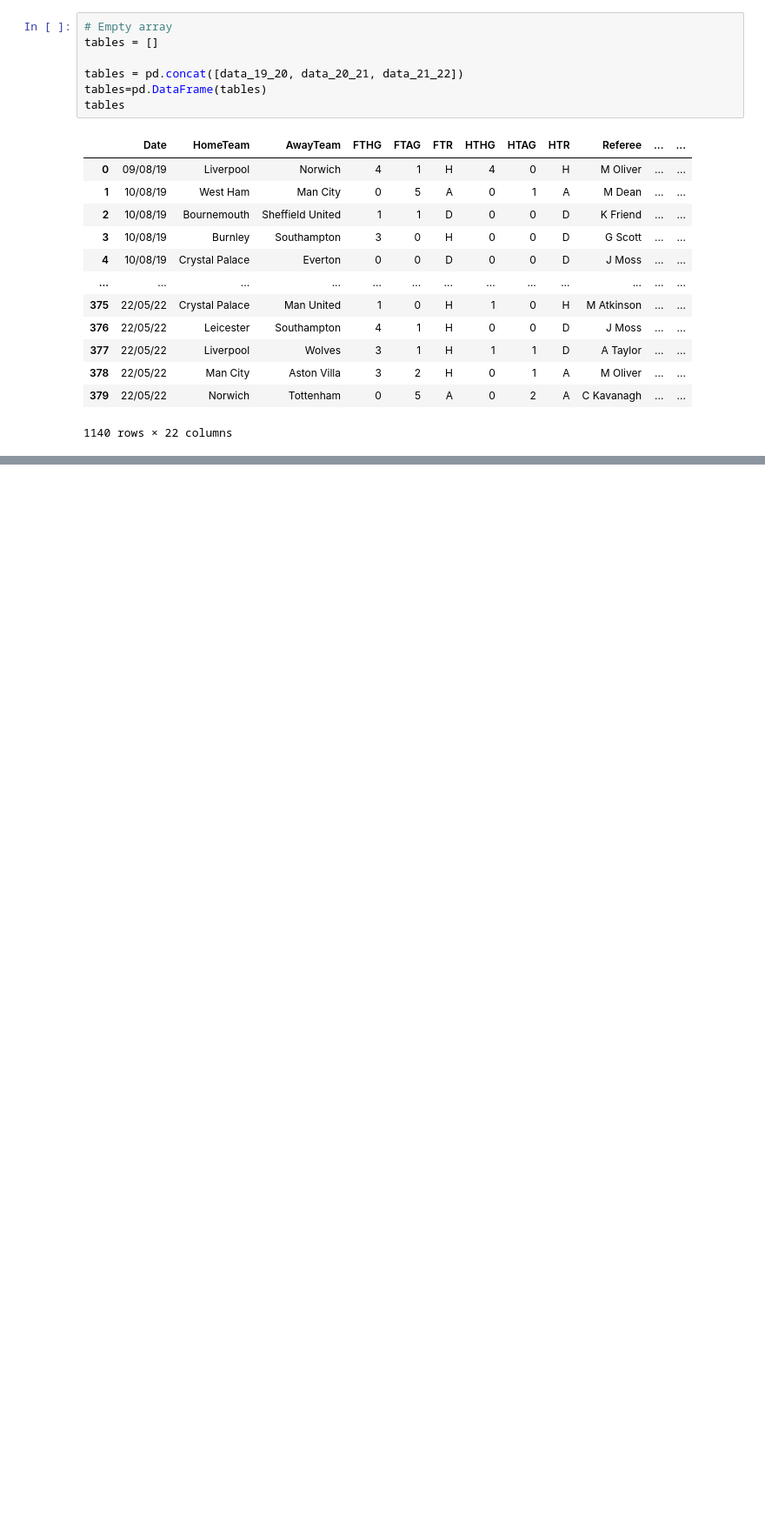
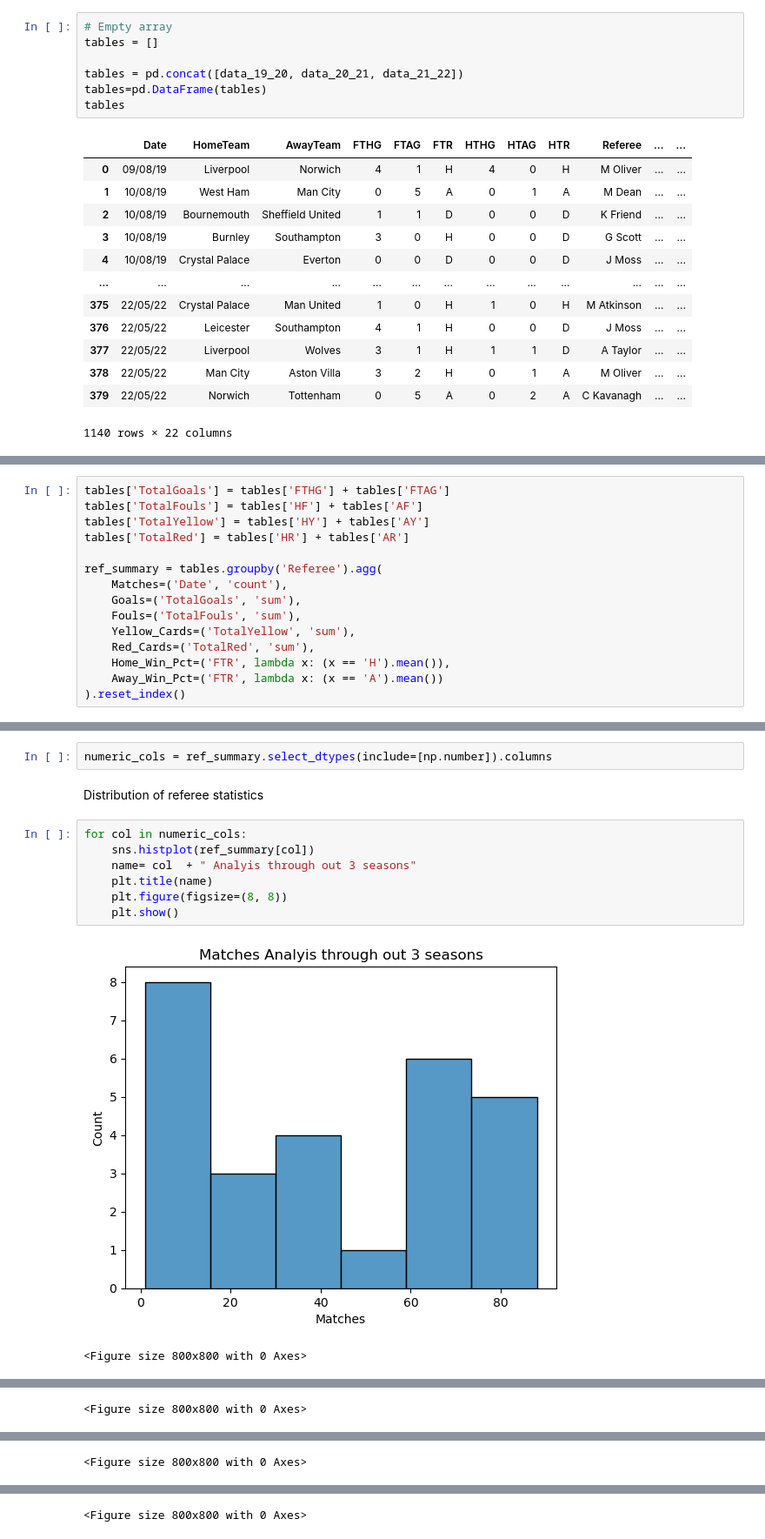
Before and after one commit to Ferreter/Data-Vis-CA1, a Jupyter notebook: Carlson/Data_cleaning.ipynb, the cells around one changed output, grey strips where cells are left out. Shown at 87% size. Saved outputs shown, nothing was run; the diff lists cells and outputs as text; blank space fills up the shorter version.

```diff
--- a/Carlson/Data_cleaning.ipynb
+++ b/Carlson/Data_cleaning.ipynb
@@ -101,0 +158,15 @@ combined_data
+# %%
+tables['TotalGoals'] = tables['FTHG'] + tables['FTAG']
+tables['TotalFouls'] = tables['HF'] + tables['AF']
+tables['TotalYellow'] = tables['HY'] + tables['AY']
+tables['TotalRed'] = tables['HR'] + tables['AR']
+
+ref_summary = tables.groupby('Referee').agg(
+    Matches=('Date', 'count'),
+    Goals=('TotalGoals', 'sum'),
+    Fouls=('TotalFouls', 'sum'),
+    Yellow_Cards=('TotalYellow', 'sum'),
+    Red_Cards=('TotalRed', 'sum'),
+    Home_Win_Pct=('FTR', lambda x: (x == 'H').mean()),
+    Away_Win_Pct=('FTR', lambda x: (x == 'A').mean())
+).reset_index()
@@ -101,0 +230,14 @@ combined_data
+# %%
+numeric_cols = ref_summary.select_dtypes(include=[np.number]).columns
+# %% [markdown]
+Distribution of referee statistics
+# %%
+for col in numeric_cols:
+    sns.histplot(ref_summary[col])
+    name= col  + " Analyis through out 3 seasons"
+    plt.title(name)
+    plt.figure(figsize=(8, 8))
+    plt.show()
+# %% [output]
+[figure, added]
+<Figure size 800x800 with 0 Axes>
@@ -101,0 +245 @@ combined_data
+<Figure size 800x800 with 0 Axes>
@@ -101,0 +247 @@ combined_data
+<Figure size 800x800 with 0 Axes>
@@ -101,0 +249 @@ combined_data
+<Figure size 800x800 with 0 Axes>
```
Also changed, not shown: parts of 61 cells of this notebook, 1 other file.
